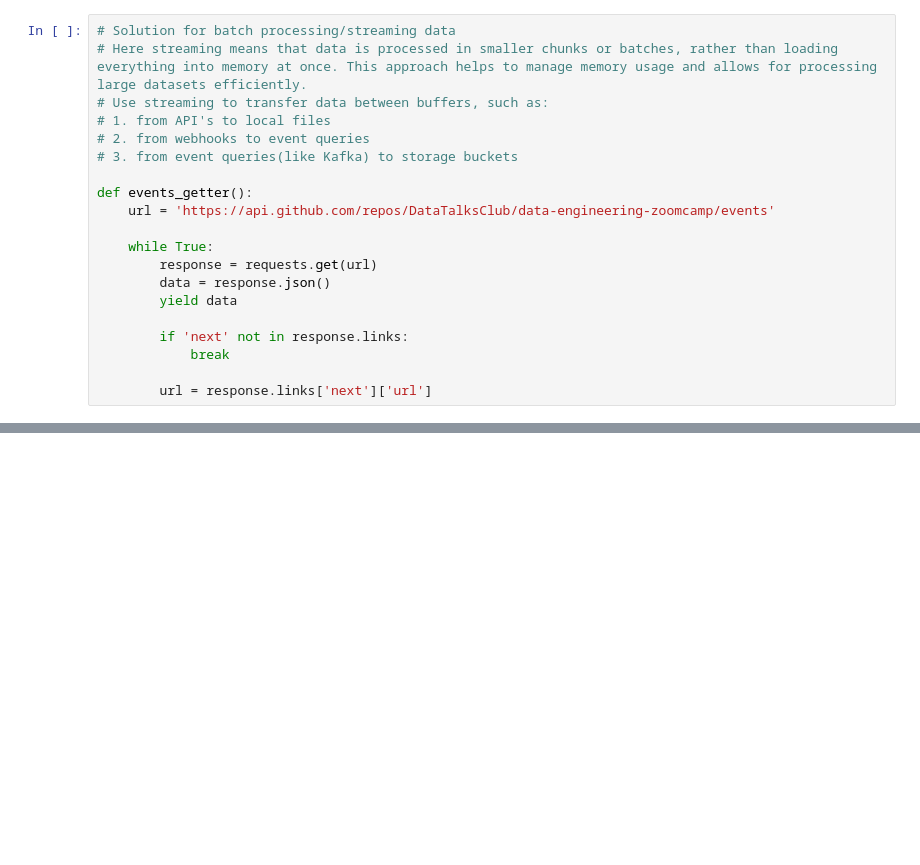
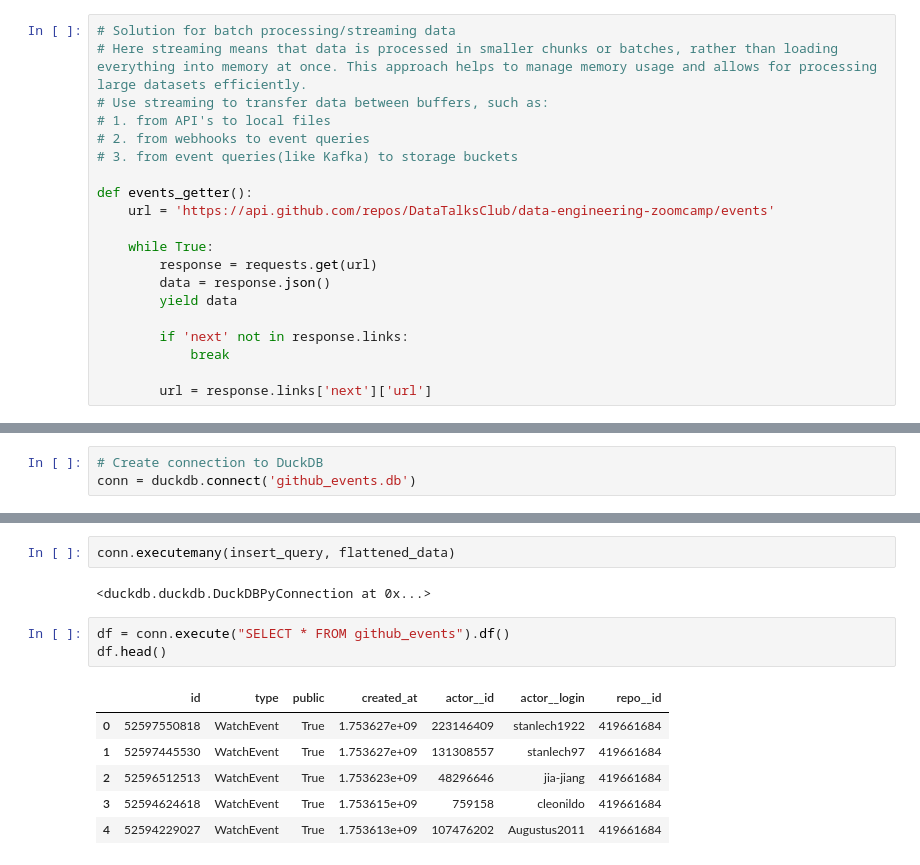
Before and after one commit to TatendaTy/Data-Engineering---Python-AI, a Jupyter notebook: data-collectiong-using-API.ipynb, the cells around one changed output, grey strips where cells are left out. Drawn from its saved outputs; the diff is of its cells as text; blank space fills up the shorter version.

Commit message:
Add new DuckDB files and update requirements

```diff
--- a/data-collectiong-using-API.ipynb
+++ b/data-collectiong-using-API.ipynb
@@ -244,0 +479,3 @@ def process_event(event):
+# %%
+# Create connection to DuckDB
+conn = duckdb.connect('github_events.db')
@@ -244,0 +524,14 @@ def process_event(event):
+# %%
+conn.executemany(insert_query, flattened_data)
+# %% [output]
+<duckdb.duckdb.DuckDBPyConnection at 0x...>
+# %%
+df = conn.execute("SELECT * FROM github_events").df()
+df.head()
+# %% [output]
+|  | id | type | public | created_at | actor__id | actor__login | repo__id |
+| 0 | 52597550818 | WatchEvent | True | 1.753627e+09 | 223146409 | stanlech1922 | 419661684 |
+| 1 | 52597445530 | WatchEvent | True | 1.753627e+09 | 131308557 | stanlech97 | 419661684 |
+| 2 | 52596512513 | WatchEvent | True | 1.753623e+09 | 48296646 | jia-jiang | 419661684 |
+| 3 | 52594624618 | WatchEvent | True | 1.753615e+09 | 759158 | cleonildo | 419661684 |
+| 4 | 52594229027 | WatchEvent | True | 1.753613e+09 | 107476202 | Augustus2011 | 419661684 |
```
Also changed, not shown: parts of 25 cells of this notebook, 12 other files.
